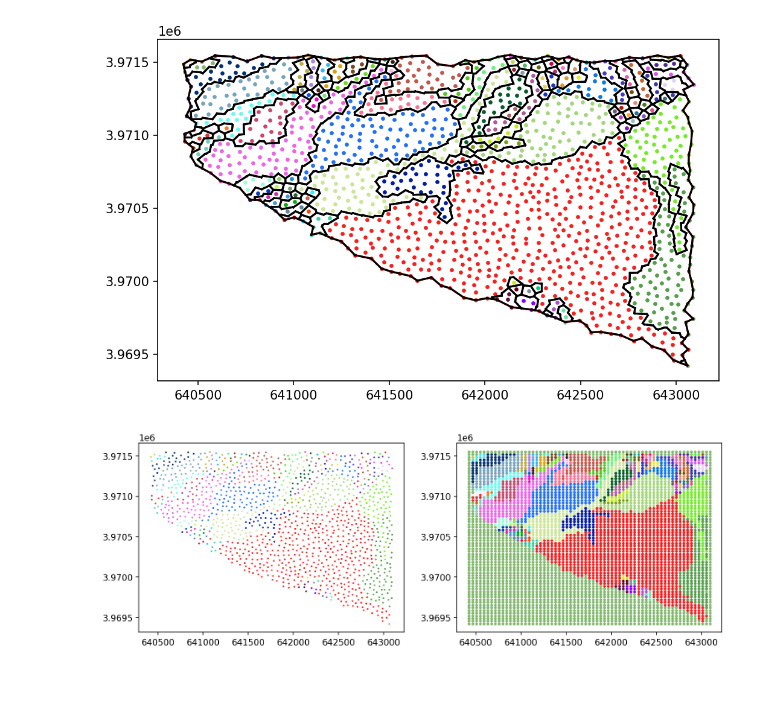
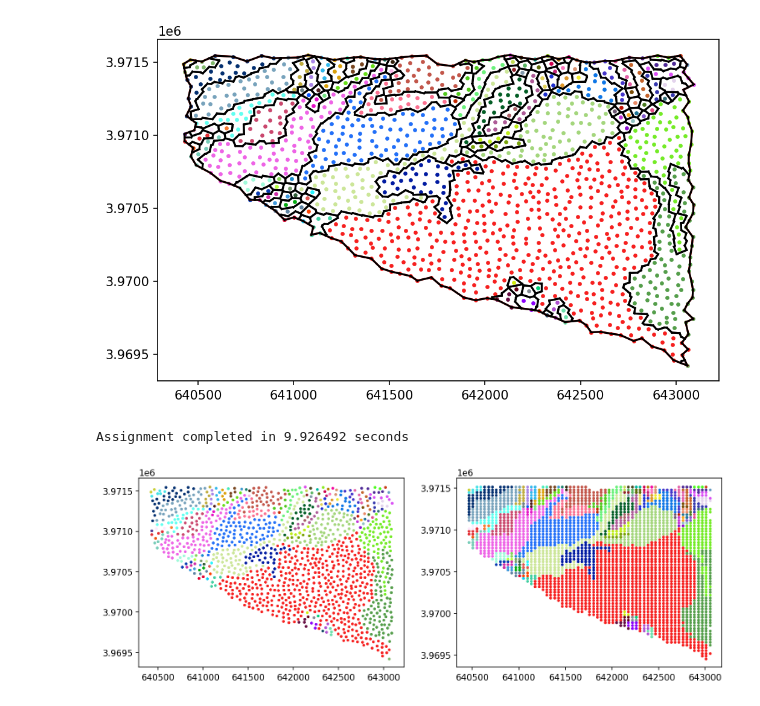
Before and after one commit to Jfeatherstone/CommunityDetectionVis, a Jupyter notebook: CommunityWise.ipynb, the cells around one changed output. Drawn from its saved outputs; the diff is of its cells as text; code cells hidden in the pictures.

```diff
--- a/CommunityWise.ipynb
+++ b/CommunityWise.ipynb
@@ -88,42 +93,33 @@ plt.show()
 # %%
 # Now we create a uniform grid and determine which points are in which communities
 gridPoints = 65
 communities = communityArr[0]
 randomColors = visual.genRandomColors(max(communities)+1)
 
 uniformX = np.linspace(min(points[:,0]), max(points[:,0]), gridPoints)
 uniformY = np.linspace(min(points[:,1]), max(points[:,1]), gridPoints)
 
 uniformGridPoints = np.zeros([gridPoints, gridPoints, 2])
 
 for i in range(gridPoints):
     for j in range(gridPoints):
         uniformGridPoints[i,j] = [uniformX[i], uniformY[j]]
 
 uniformGridPoints = uniformGridPoints.reshape([gridPoints*gridPoints, 2])
-internalGridPoints = []
 
-#plt.scatter(uniformGridPoints[:,0], uniformGridPoints[:,1], s=.2)
+# Time it to see how long it takes
+start = datetime.now()
+assignedPoints, assignedCommunities = cwise.assignCommunities(uniformGridPoints, communityBoundaries, hullLines)
+print(f"Assignment completed in {(datetime.now()-start).total_seconds()} seconds")
 
-uniformCommunities = np.zeros(len(uniformGridPoints), dtype=int) - 1
-
-for i in range(len(uniformCommunities)):
-    for j in range(max(communities)+1):
-        if visual.isInsideHull(uniformGridPoints[i], communityBoundaries[j]):
-            uniformCommunities[i] = j
-            internalGridPoints.append(uniformGridPoints[i])
-
-
-#print(np.shape(uniformGridPoints))
-#print(np.shape(points))
-#print(uniformCommunities)
 fig, ax = plt.subplots(1, 2, figsize=(12, 4))
 
 # Plot the points
 visual.drawPoints(ax[0], points, communities, randomColors, s=5)
-visual.drawPoints(ax[1], uniformGridPoints, uniformCommunities, randomColors, s=5)
+visual.drawPoints(ax[1], assignedPoints, assignedCommunities, randomColors, s=5)
 
 plt.savefig('images/continuum_transform.png')
 plt.show()
 # %% [output]
+Assignment completed in 9.926492 seconds
-[figure, old version]
+[figure, new version]
```
Also changed, not shown: parts of 7 cells of this notebook, 13 other files.
